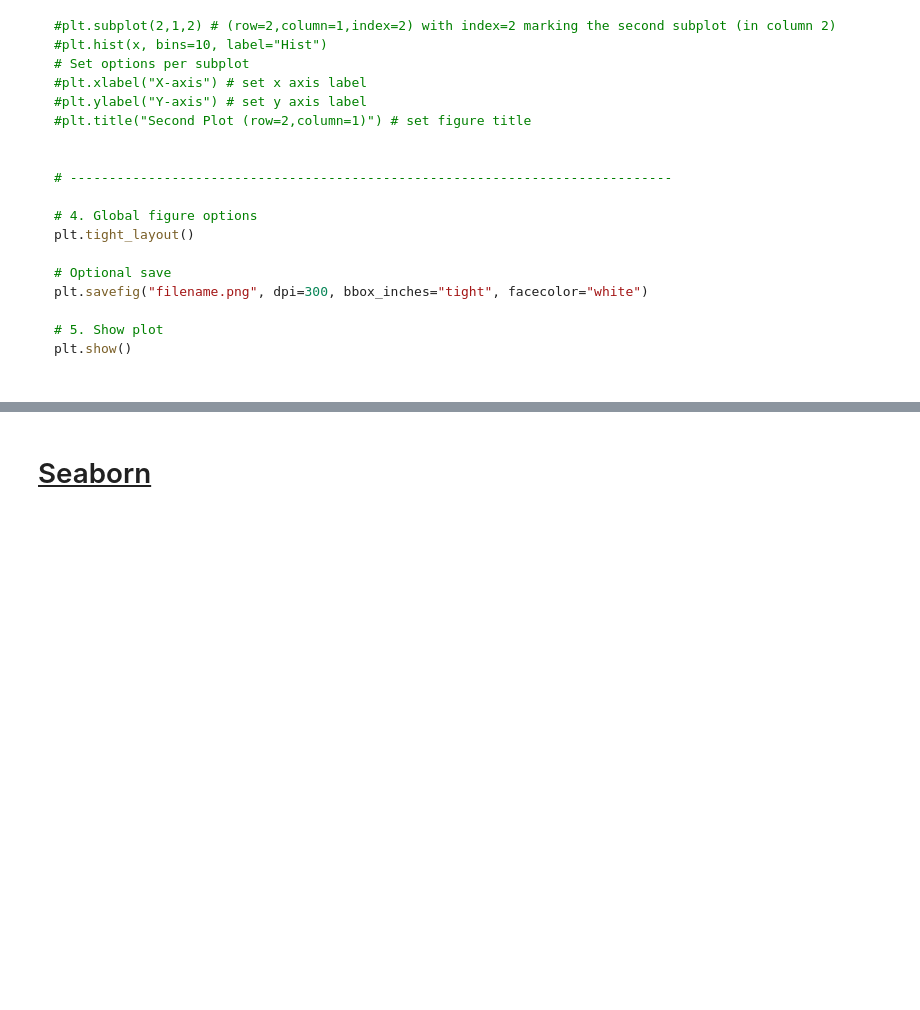
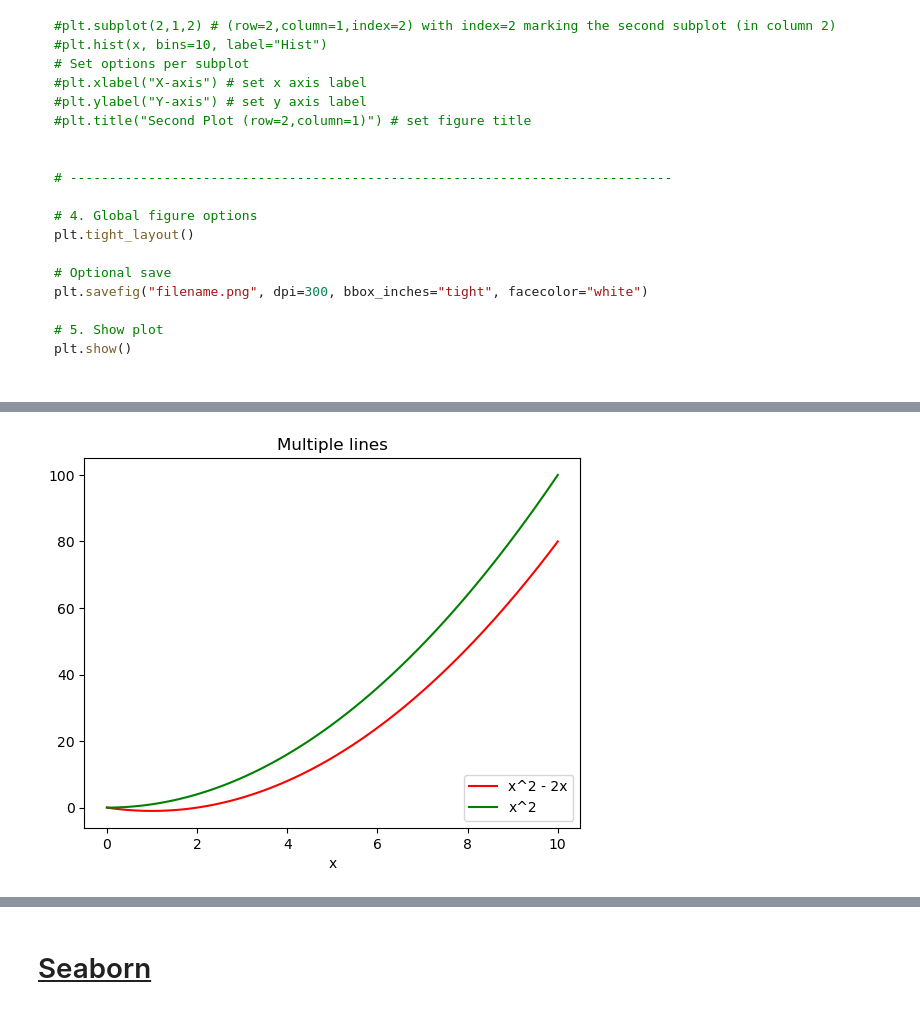
Before and after one commit to jci02/Data-Visualization, a Jupyter notebook: Matplotlib and Seaborn.ipynb, the cells around one changed output, grey strips where cells are left out. Drawn from its saved outputs; the diff is of its cells as text; code cells hidden in the pictures; blank space fills up the shorter version.

```diff
--- a/Matplotlib and Seaborn.ipynb
+++ b/Matplotlib and Seaborn.ipynb
@@ -443,0 +489,23 @@ plt.figure()
+# %%
+# Pyplot (state-based)
+
+# Prep data
+x=np.linspace(0,10,100)
+y1=x**2 - 2*x
+y2 = x**2
+
+plt.plot(x, y1, c="r", label="x^2 - 2x")
+plt.plot(x, y2, c="g", label="x^2")
+
+plt.title("Multiple lines")
+plt.xlabel("x")
+
+plt.legend(loc=4)
+# loc=1 means upper right corner
+# loc=2 means upper left corner
+# loc=3 means lower left corner
+# loc=4 means lower right corner
+
+plt.show()
+# %% [output]
+[figure, added]
```
Also changed, not shown: parts of 13 cells of this notebook.
